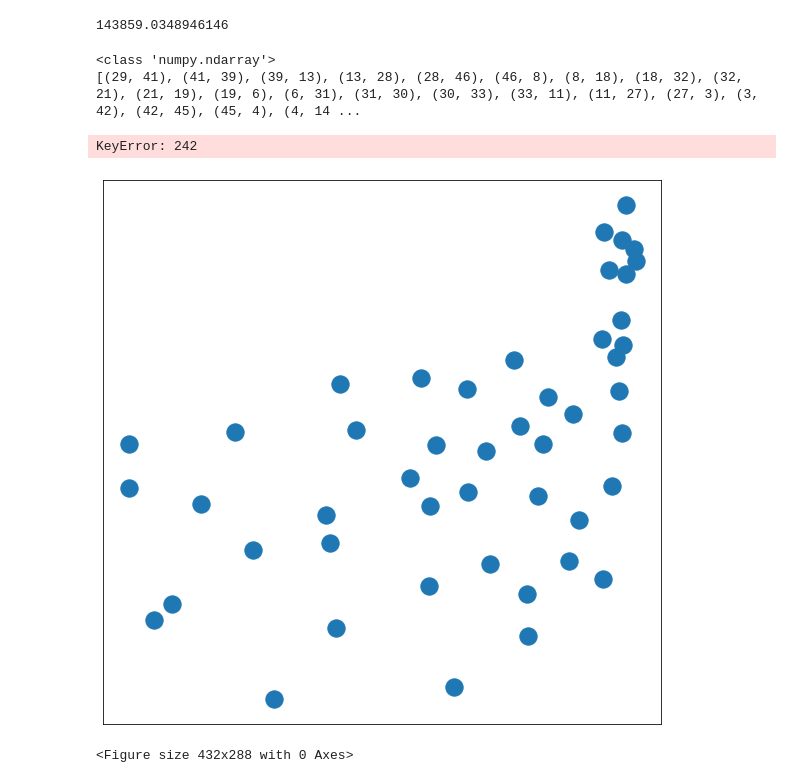
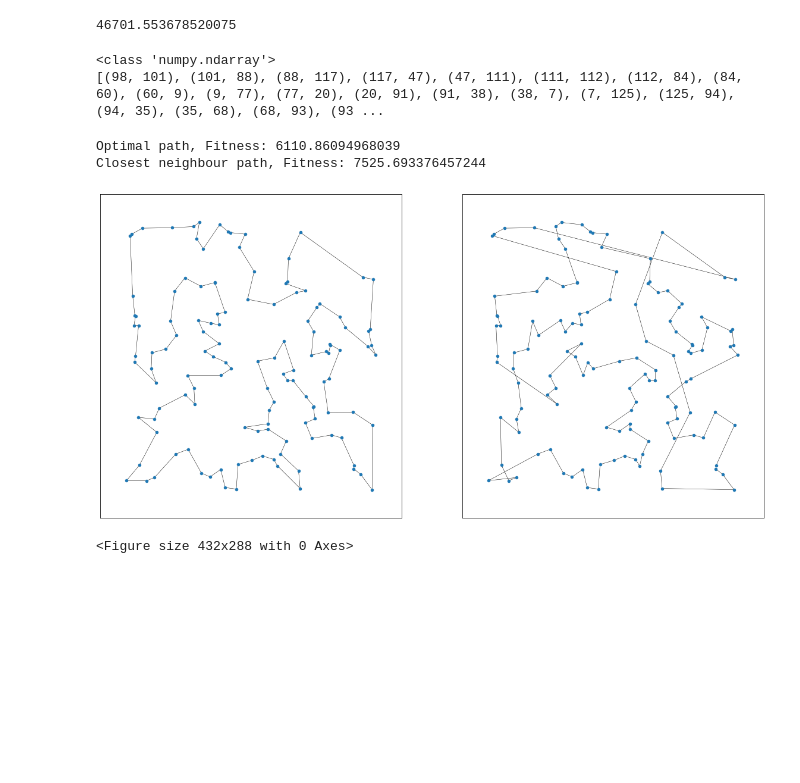
Before and after one commit to ElFilosofoX/natural_computing_project, a Jupyter notebook: testing_tsp.ipynb, the cells around one changed output. Saved outputs shown, nothing was run; the diff lists cells and outputs as text; code cells hidden in the pictures; blank space fills up the shorter version.

```diff
--- a/testing_tsp.ipynb
+++ b/testing_tsp.ipynb
@@ -6,7 +6,7 @@ import matplotlib.pyplot as plt
 import math
 import functions as f
 # %%
-problem = tsplib95.load("att48.tsp")
+problem = tsplib95.load("ch130.tsp")
 G  = problem.get_graph()
 layout = nx.spring_layout(G,seed=0)
 arr=np.array(G.nodes)
@@ -35,13 +35,13 @@ def get_fitness(edge_list):
 edge_list = get_edge_list(arr)
 get_fitness(edge_list)
 # %% [output]
-143859.0348946146
+46701.553678520075
 # %%
 print(type(arr))
 print(get_edge_list([i[0] for i in edge_list]))
 # %% [output]
 <class 'numpy.ndarray'>
-[(29, 41), (41, 39), (39, 13), (13, 28), (28, 46), (46, 8), (8, 18), (18, 32), (32, 21), (21, 19), (19, 6), (6, 31), (31, 30), (30, 33), (33, 11), (11, 27), (27, 3), (3, 42), (42, 45), (45, 4), (4, 14 ...
+[(98, 101), (101, 88), (88, 117), (117, 47), (47, 111), (111, 112), (112, 84), (84, 60), (60, 9), (9, 77), (77, 20), (20, 91), (91, 38), (38, 7), (7, 125), (125, 94), (94, 35), (35, 68), (68, 93), (93 ...
 # %%
 dictionary = dict()
 G.nodes[1]['coord']
@@ -58,11 +51,23 @@ for i in range(1,len(G.nodes)+1):
-# %%
-fig, axs = plt.subplots(1, figsize=(10,10))
-nx.draw_networkx(G, pos=dictionary, with_labels=True, edgelist=solution, ax=axs)
-nx.draw_networkx_edges(G, pos=dictionary, width=0.5,edgelist=solution, ax=axs)
-nx.draw_networkx_nodes(G, pos=dictionary, node_size=100,ax=axs)
-# %% [output]
-KeyError: 242
-[figure, removed]
+# %%
+solution = tsplib95.load("ch130.opt.tour").tours[0]
+solution = get_edge_list(solution)
+fig, axs = plt.subplots(1,2, figsize=(20,10))
+fit = str(f.get_fitness(G,solution))
+print(f"Optimal path, Fitness: " + fit)
+nx.draw_networkx(G, pos=dictionary, with_labels=False, node_size=20, edgelist=[], ax=axs[0], label=fit)
+nx.draw_networkx_edges(G, pos=dictionary, width=0.5,edgelist=solution, ax=axs[0], label=fit)
+
+
+path = f.closest_neighbour_alg(G)
+fit = str(f.get_fitness(G,f.get_edge_list(path)))
+print(f"Closest neighbour path, Fitness: " + fit)
+nx.draw_networkx(G, pos=dictionary, with_labels=False, node_size=20, edgelist=[], ax=axs[1], label=fit)
+nx.draw_networkx_edges(G, pos=dictionary, width=0.5,edgelist=f.get_edge_list(path), ax=axs[1], label=fit)
+plt.show()
+# %% [output]
+Optimal path, Fitness: 6110.86094968039
+Closest neighbour path, Fitness: 7525.693376457244
+[figure, added]
 # %%
 p1 = f.generate_random_inividual(G)
 p2 = f.generate_random_inividual(G)
```
Also changed, not shown: parts of 5 cells of this notebook, 7 other files.
